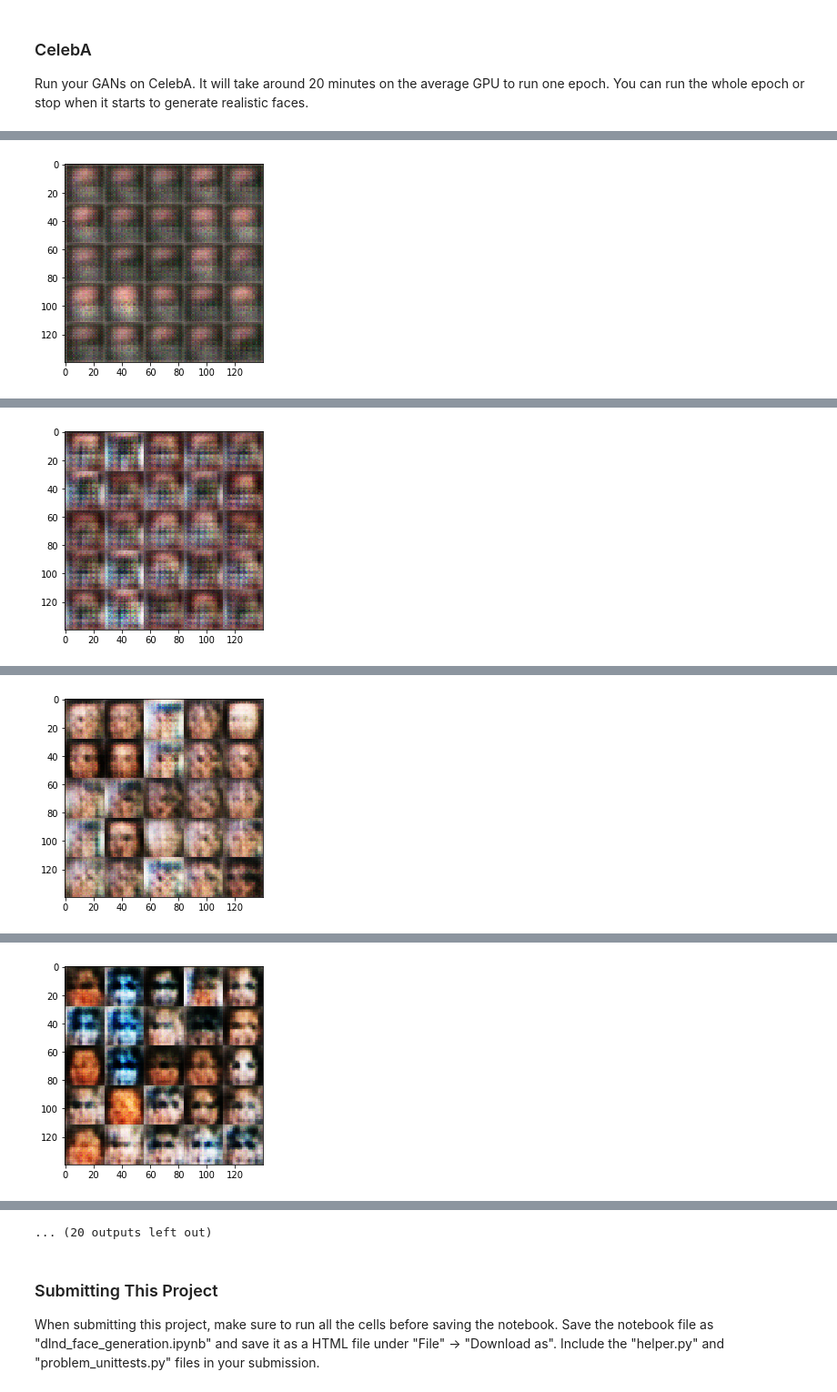
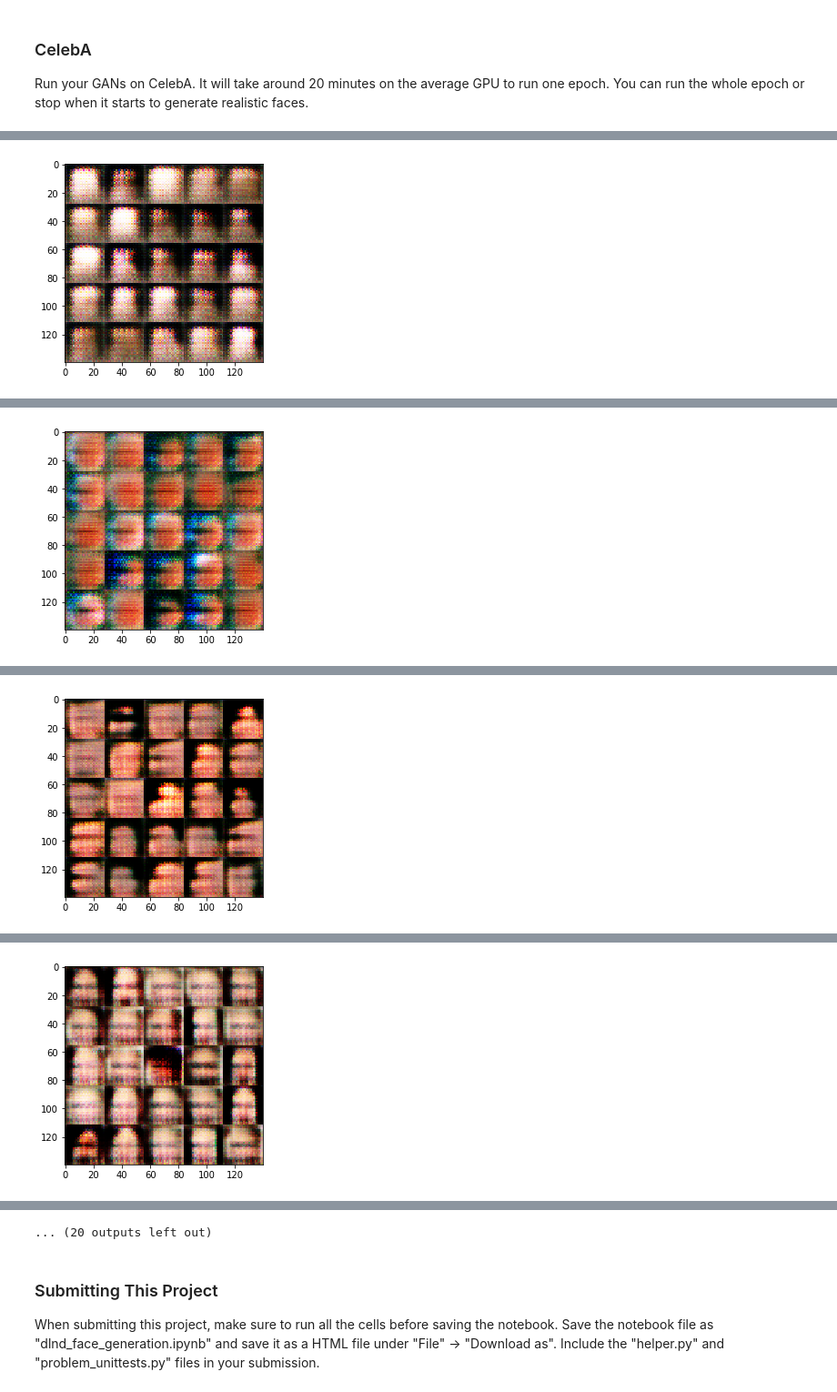
Before and after one commit to retnuh/deep-learning, a Jupyter notebook: face_generation/dlnd_face_generation.ipynb, the cells around one changed output, grey strips where cells are left out. Shown at 91% size. Saved outputs shown, nothing was run; the diff lists cells and outputs as text; code cells hidden in the pictures.

```diff
--- a/face_generation/dlnd_face_generation.ipynb
+++ b/face_generation/dlnd_face_generation.ipynb
@@ -142,16 +142,21 @@ def discriminator(images, reuse=False, alpha=0.2):
     """
     with tf.variable_scope('discriminator', reuse=reuse):
         # Input layer is 28x28x?
-        x = tf.layers.conv2d(images, 64, 5, strides=2, padding='same')
+        x = tf.layers.conv2d(images, 32, 5, strides=1, padding='same')
         x = tf.maximum(alpha*x, x)
 
+        # Input is 28x28x32
+        c1 = tf.layers.conv2d(x, 64, 5, strides=2, padding='same')
+        c1 = tf.layers.batch_normalization(c1, training=True)
+        c1 = tf.maximum(alpha * c1, c1)
+
         # Input now 14x14x64
-        c2 = tf.layers.conv2d(x, 128, 5, strides=2, padding='same')
+        c2 = tf.layers.conv2d(c1, 128, 5, strides=2, padding='same')
         c2 = tf.layers.batch_normalization(c2, training=True)
         c2 = tf.maximum(alpha * c2, c2)
 
         # Input now 7x7x128
-        c3 = tf.layers.conv2d(x, 256, 5, strides=2, padding='same')
+        c3 = tf.layers.conv2d(c2, 256, 4, strides=1, padding='same')
         c3 = tf.layers.batch_normalization(c3, training=True)
         c3 = tf.maximum(alpha * c3, c3)
 
@@ -200,7 +205,13 @@ def generator(z, out_channel_dim, is_train=True, alpha=0.2):
         c2 = tf.maximum(alpha * c2, c2)
         # Should be 14x14x64
 
-        logits = tf.layers.conv2d_transpose(c2, out_channel_dim, 5, 2, padding='same')
+        # Third convolutional layer
+        c3 = tf.layers.conv2d_transpose(c2, 32, 5, 2, padding='same')
+        c3 = tf.layers.batch_normalization(c3, training=is_train)
+        c3 = tf.maximum(alpha * c3, c3)
+        # Should be 28x28x32
+
+        logits = tf.layers.conv2d_transpose(c3, out_channel_dim, 5, 1, padding='same')
         # Output layer, 28x28xocd
 
         out = tf.tanh(logits)
@@ -219,7 +230,7 @@ Implement `model_loss` to build the GANs for training and calculate the loss.  T
 - `discriminator(images, reuse=False)`
 - `generator(z, out_channel_dim, is_train=True)`
 # %%
-def model_loss(input_real, input_z, out_channel_dim, alpha=0.2):
+def model_loss(input_real, input_z, out_channel_dim, alpha=0.2, smooth=0.1):
     """
     Get the loss for the discriminator and generator
     :param input_real: Images from the real dataset
@@ -232,7 +243,8 @@ def model_loss(input_real, input_z, out_channel_dim, alpha=0.2):
     d_model_fake, d_logits_fake = discriminator(g_model, reuse=True, alpha=alpha)
 
     d_loss_real = tf.reduce_mean(
-        tf.nn.sigmoid_cross_entropy_with_logits(logits=d_logits_real, labels=tf.ones_like(d_model_real)))
+        tf.nn.sigmoid_cross_entropy_with_logits(logits=d_logits_real,
+                                                labels=tf.ones_like(d_model_real) * (1 - smooth)))
     d_loss_fake = tf.reduce_mean(
         tf.nn.sigmoid_cross_entropy_with_logits(logits=d_logits_fake, labels=tf.zeros_like(d_model_fake)))
     g_loss = tf.reduce_mean(
@@ -354,6 +366,7 @@ def train(epoch_count, batch_size, z_dim, learning_rate, beta1, get_batches, dat
                 # Run optimizers
                 _ = sess.run(d_opt, feed_dict={input_real: batch_images, input_z: batch_z})
                 _ = sess.run(g_opt, feed_dict={input_z: batch_z, input_real: batch_images})
+                _ = sess.run(g_opt, feed_dict={input_z: batch_z, input_real: batch_images})
 
                 if steps % print_every == 0:
                     # At the end of each epoch, get the losses and print them out
@@ -415,9 +428,9 @@ Epoch 2/2... Step: 500 Discriminator Loss: 1.3465... Generator Loss: 0.6091
 Run your GANs on CelebA.  It will take around 20 minutes on the average GPU to run one epoch.  You can run the whole epoch or stop when it starts to generate realistic faces.
 # %%
 batch_size = 128
-z_dim = 100
-learning_rate = 0.0002
-beta1 = 0.5
+z_dim = 150
+learning_rate = 0.00025
+beta1 = 0.6
 
 
 """
@@ -434 +447 @@ Epoch 1/1... Step: 100 Discriminator Loss: 1.3302... Generator Loss: 0.6223
-[figure, old version]
+[figure, new version]
@@ -436 +449 @@ Epoch 1/1... Step: 200 Discriminator Loss: 1.3567... Generator Loss: 0.6200
-[figure, old version]
+[figure, new version]
@@ -438 +451 @@ Epoch 1/1... Step: 300 Discriminator Loss: 1.3661... Generator Loss: 0.6191
-[figure, old version]
+[figure, new version]
@@ -440 +453 @@ Epoch 1/1... Step: 400 Discriminator Loss: 1.2567... Generator Loss: 0.6285
-[figure, old version]
+[figure, new version]
```
Also changed, not shown: parts of 2 cells of this notebook.
